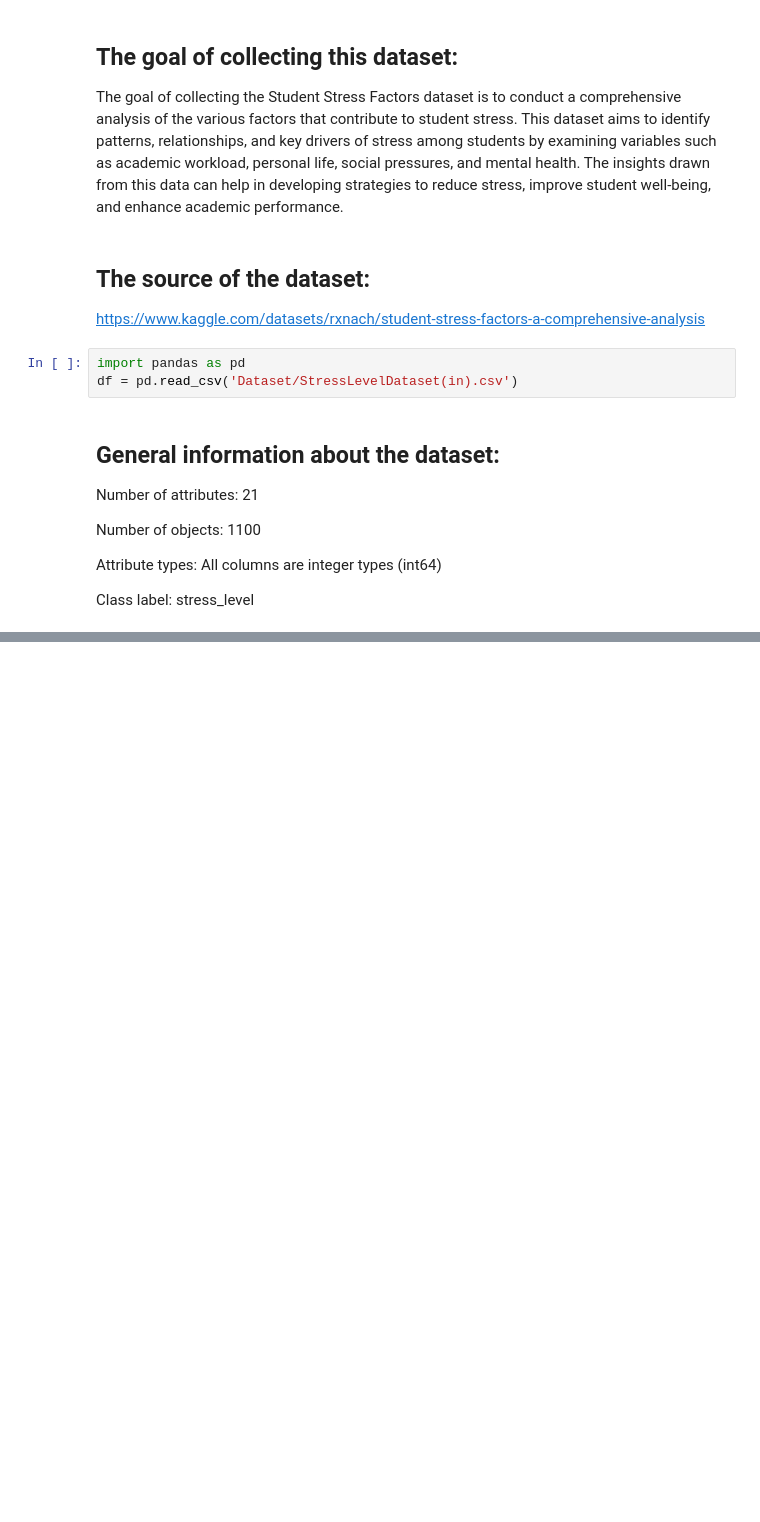
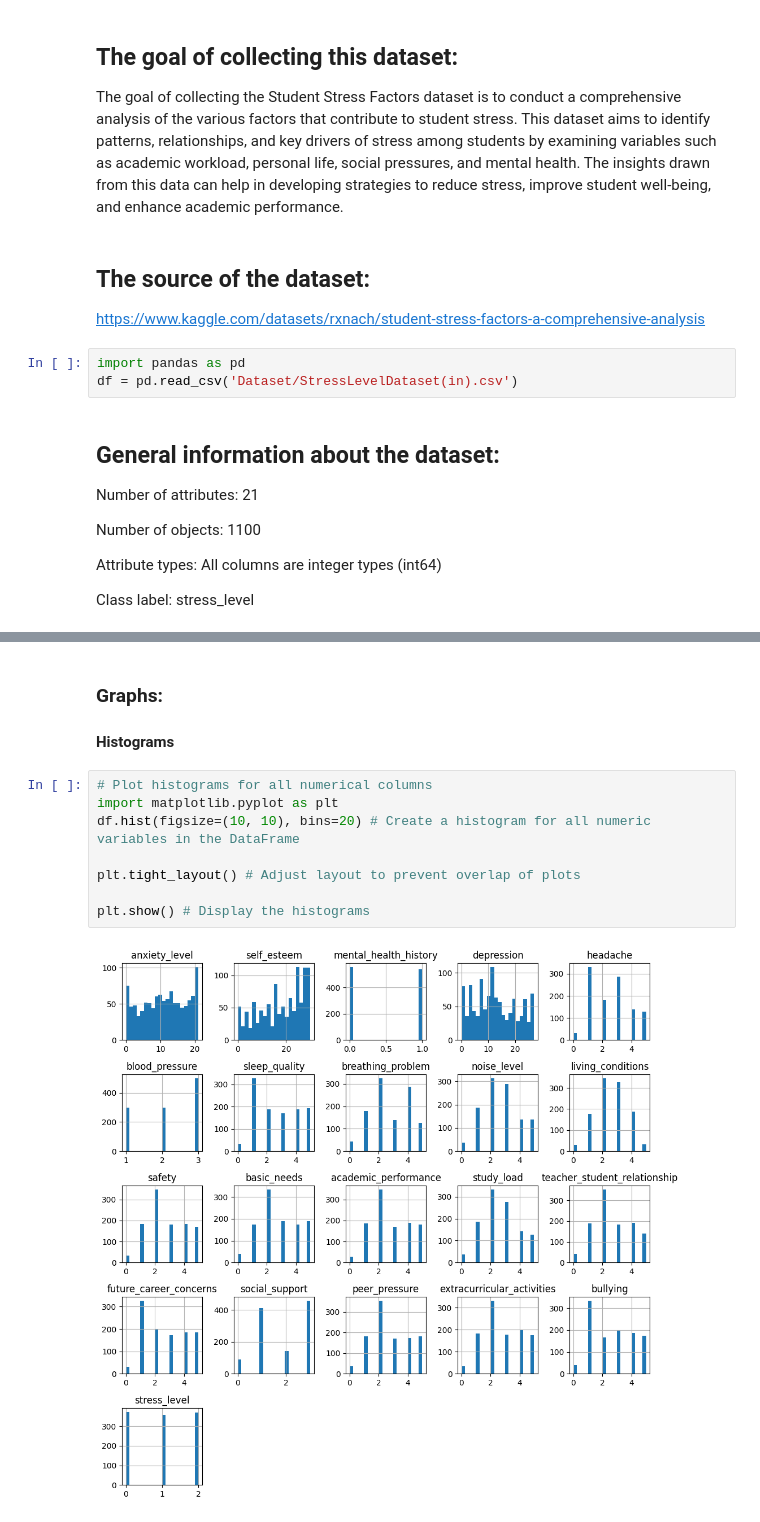
Before and after one commit to Jana18kh/Project, a Jupyter notebook: Project.ipynb, the cells around one changed output, grey strips where cells are left out. Drawn from its saved outputs; the diff is of its cells as text; blank space fills up the shorter version.

```diff
--- a/Project.ipynb
+++ b/Project.ipynb
@@ -48,0 +73,13 @@ Number of objects: 1100
+# %% [markdown]
+### Graphs:
+#### Histograms
+# %%
+# Plot histograms for all numerical columns
+import matplotlib.pyplot as plt
+df.hist(figsize=(10, 10), bins=20) # Create a histogram for all numeric variables in the DataFrame
+
+plt.tight_layout() # Adjust layout to prevent overlap of plots
+
+plt.show() # Display the histograms
+# %% [output]
+[figure, added]
```
Also changed, not shown: parts of 9 cells of this notebook.
